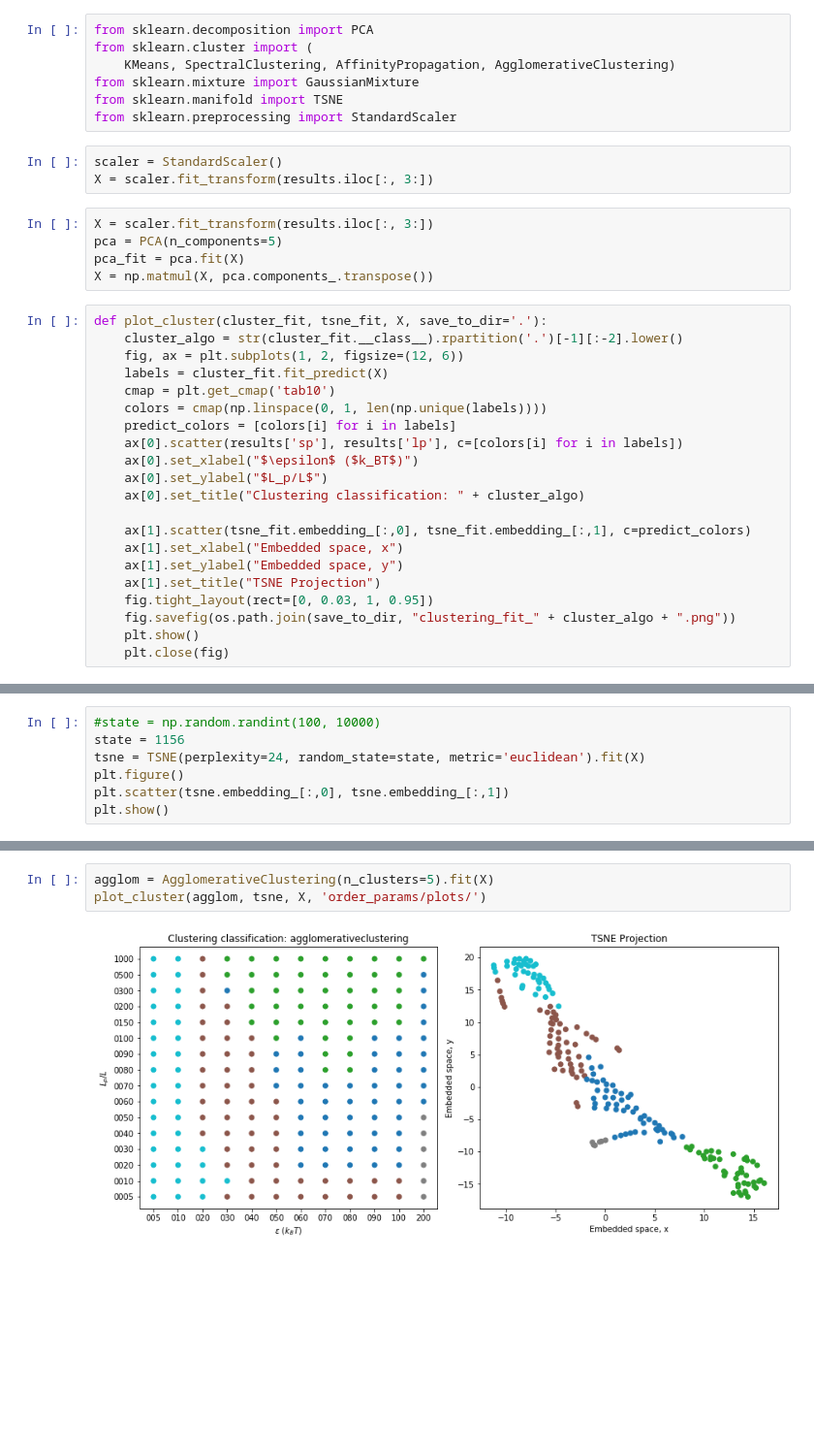
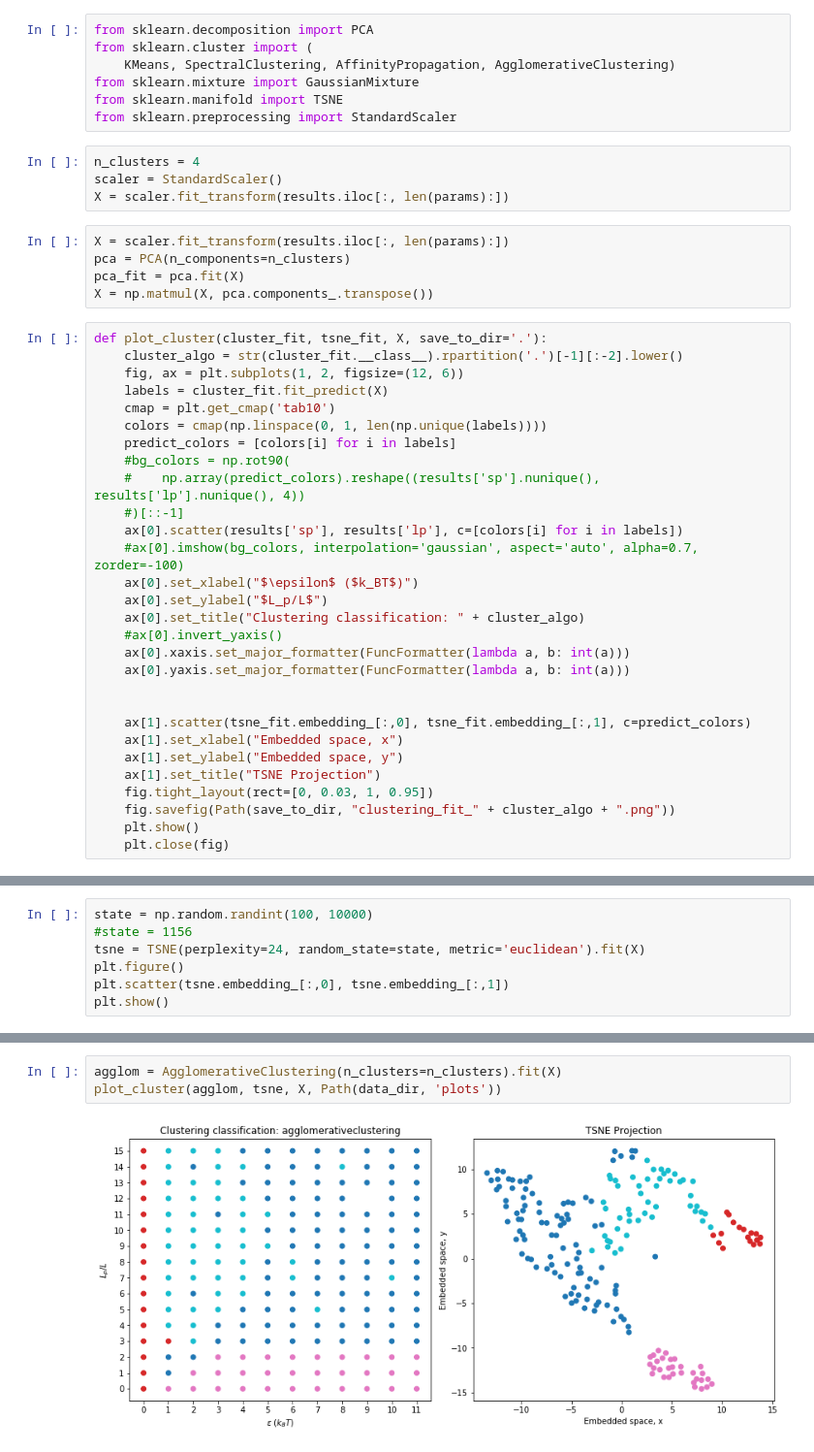
Before and after one commit to jeffmm/simcore, a Jupyter notebook: analysis/sc_analysis.ipynb, the cells around one changed output, grey strips where cells are left out. Shown at 97% size. Saved outputs shown, nothing was run; the diff lists cells and outputs as text; blank space fills up the shorter version.

```diff
--- a/analysis/sc_analysis.ipynb
+++ b/analysis/sc_analysis.ipynb
@@ -457,11 +474,12 @@ from sklearn.mixture import GaussianMixture
 from sklearn.manifold import TSNE
 from sklearn.preprocessing import StandardScaler
 # %%
+n_clusters = 4
 scaler = StandardScaler()
-X = scaler.fit_transform(results.iloc[:, 3:])
+X = scaler.fit_transform(results.iloc[:, len(params):])
 # %%
-X = scaler.fit_transform(results.iloc[:, 3:])
-pca = PCA(n_components=5)
+X = scaler.fit_transform(results.iloc[:, len(params):])
+pca = PCA(n_components=n_clusters)
 pca_fit = pca.fit(X)
 X = np.matmul(X, pca.components_.transpose())
 # %%
@@ -472,16 +490,24 @@ def plot_cluster(cluster_fit, tsne_fit, X, save_to_dir='.'):
     cmap = plt.get_cmap('tab10')
     colors = cmap(np.linspace(0, 1, len(np.unique(labels))))
     predict_colors = [colors[i] for i in labels]
+    #bg_colors = np.rot90(
+    #    np.array(predict_colors).reshape((results['sp'].nunique(), results['lp'].nunique(), 4))
+    #)[::-1]
     ax[0].scatter(results['sp'], results['lp'], c=[colors[i] for i in labels])
+    #ax[0].imshow(bg_colors, interpolation='gaussian', aspect='auto', alpha=0.7, zorder=-100)
     ax[0].set_xlabel("$\epsilon$ ($k_BT$)")
     ax[0].set_ylabel("$L_p/L$")
     ax[0].set_title("Clustering classification: " + cluster_algo)
+    #ax[0].invert_yaxis()
+    ax[0].xaxis.set_major_formatter(FuncFormatter(lambda a, b: int(a)))
+    ax[0].yaxis.set_major_formatter(FuncFormatter(lambda a, b: int(a)))
+
 
     ax[1].scatter(tsne_fit.embedding_[:,0], tsne_fit.embedding_[:,1], c=predict_colors)
     ax[1].set_xlabel("Embedded space, x")
     ax[1].set_ylabel("Embedded space, y")
     ax[1].set_title("TSNE Projection")
     fig.tight_layout(rect=[0, 0.03, 1, 0.95])
-    fig.savefig(os.path.join(save_to_dir, "clustering_fit_" + cluster_algo + ".png"))
+    fig.savefig(Path(save_to_dir, "clustering_fit_" + cluster_algo + ".png"))
     plt.show()
     plt.close(fig)
@@ -488,6 +517,6 @@ def plot_cluster(cluster_fit, tsne_fit, X, save_to_dir='.'):
 # %%
-#state = np.random.randint(100, 10000)
-state = 1156
+state = np.random.randint(100, 10000)
+#state = 1156
 tsne = TSNE(perplexity=24, random_state=state, metric='euclidean').fit(X)
 plt.figure()
 plt.scatter(tsne.embedding_[:,0], tsne.embedding_[:,1])
@@ -508,6 +537,6 @@ plot_cluster(spectral, tsne, X, 'order_params/plots/')
 # %%
-agglom = AgglomerativeClustering(n_clusters=5).fit(X)
-plot_cluster(agglom, tsne, X, 'order_params/plots/')
+agglom = AgglomerativeClustering(n_clusters=n_clusters).fit(X)
+plot_cluster(agglom, tsne, X, Path(data_dir, 'plots'))
 # %% [output]
-[figure, old version]
+[figure, new version]
 # %%
```
Also changed, not shown: parts of 41 cells of this notebook, 6 other files.
